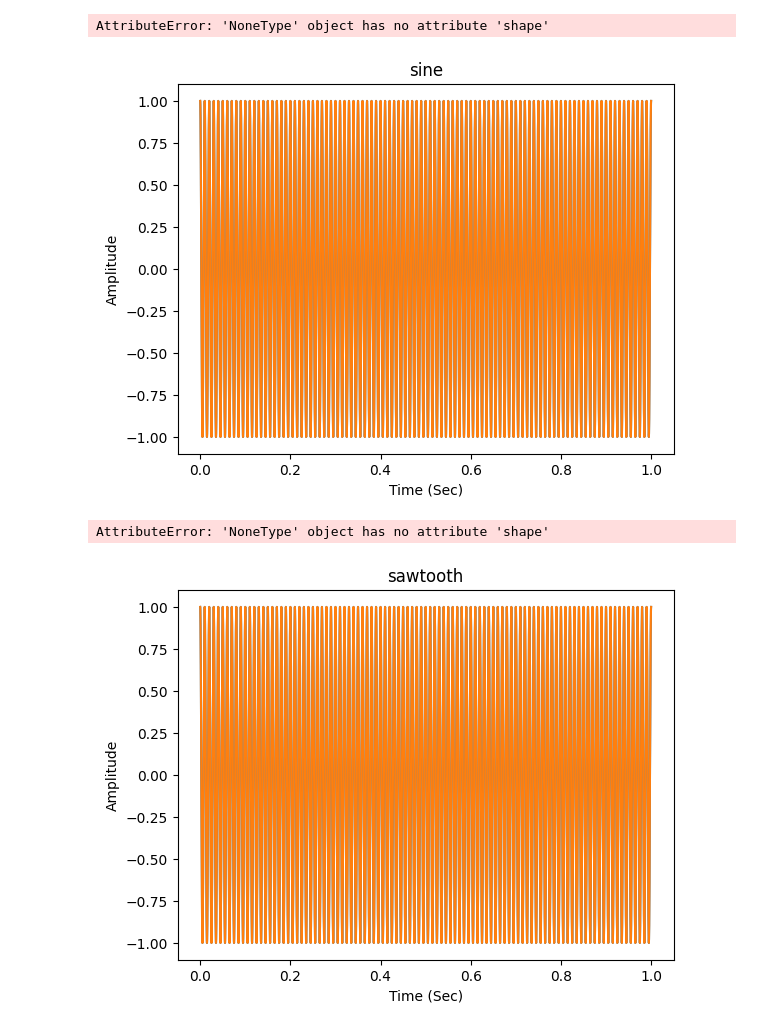
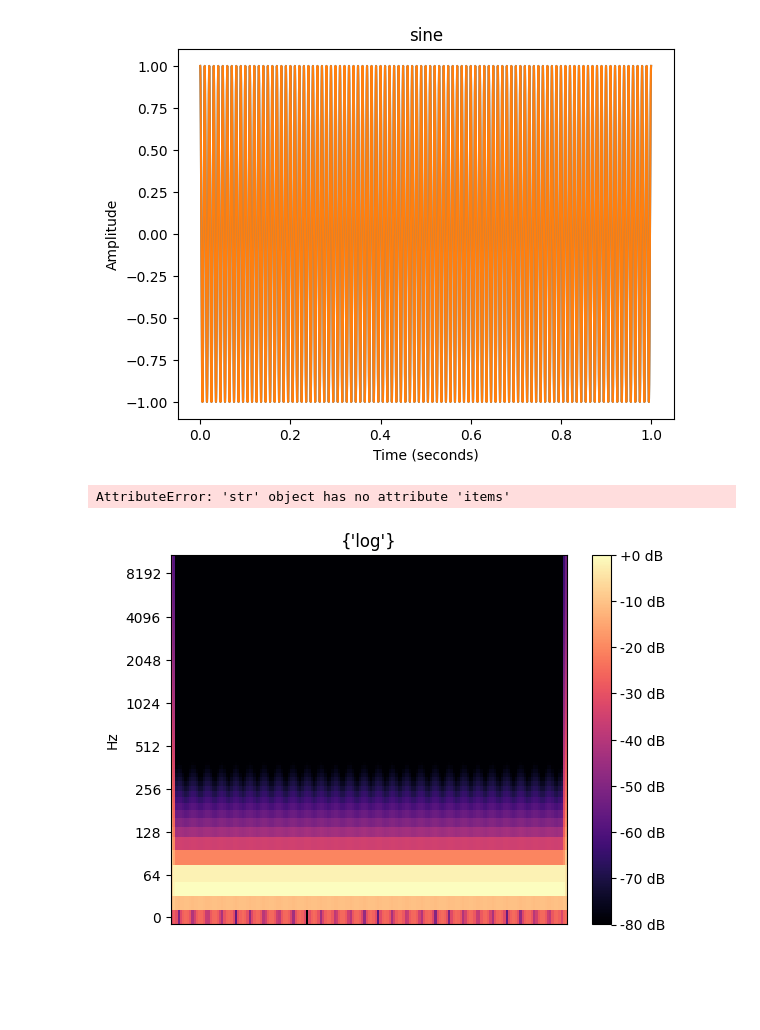
Before and after one commit to imps1/musicComputing, a Jupyter notebook: labAssignment4.ipynb, the cells around one changed output. Drawn from its saved outputs; the diff is of its cells as text; code cells hidden in the pictures; blank space fills up the shorter version.

```diff
--- a/labAssignment4.ipynb
+++ b/labAssignment4.ipynb
@@ -21,8 +21,6 @@ def plotAudio2(sig,sampleRate,title):
   plt.ylabel(ylabel)
   plt.title(title)
   plt.show()
-
-  sig , sr = librosa.load('musicComputing2026/audioFiles/avm.wav')
 # %%
 def plotAudioFreqDomain(sig,sr,title,winSize,specType):
 
@@ -33,8 +31,6 @@ def plotAudioFreqDomain(sig,sr,title,winSize,specType):
     plt.colorbar(format='%+2.0f dB')
     plt.title({specType}, waveType)
     plt.show()
-
-    sig , sr = librosa.load('musicComputing2026/audioFiles/avm.wav')
 # %%
 def plotAudioFunc(sig,sr,title,winSize,specType):
 
@@ -86,7 +82,9 @@ def makeWaveform(frequency,samplingRate,numHarmonics,waveType):
   seqHarm = 1
   ampExponent = 1
 
-  additiveSynthesis(samplingRate,frequency,numHarmonics,seqHarm,ampExponent)
+  signal = additiveSynthesis(samplingRate,frequency,numHarmonics,seqHarm,ampExponent)
+
+  return signal
 # %%
 def visualizeWaveforms(frequency, samplingRate, numHarmonics, winSize, waveType):
 
@@ -102,27 +100,24 @@ def visualizeWaveforms(frequency, samplingRate, numHarmonics, winSize, waveType)
   return sig
 # %%
 # 7
-
-makeWaveform(frequency,samplingRate,numHarmonics,waveType)
-
 
 frequency = 100
 samplingRate = 44100
 numHarmonics = 100
 waveType = 'sine'
 winSize = 1024
 specType = 'log'
 
 
 
-signal = visualizeWaveforms(frequency, samplingRate, numHarmonics, winSize, waveType)
-IPython.display.Audio(data=visualizeWaveforms, rate=samplingRate)
+sig = visualizeWaveforms(frequency, samplingRate, numHarmonics, winSize, waveType)
+IPython.display.Audio(sig, rate=samplingRate)
 # %% [output]
+[figure, new version]
-AttributeError: 'NoneType' object has no attribute 'shape'
+AttributeError: 'str' object has no attribute 'items'
-[figure, old version]
+[figure, added]
 # %%
 # 8
-makeWaveform(frequency,samplingRate,numHarmonics,waveType)
 
 frequency = 100
 samplingRate = 44100
@@ -132,10 +127,7 @@ winSize = 1024
 specType = 'log'
 
 
-signal = visualizeWaveforms(frequency, samplingRate, numHarmonics, winSize, waveType)
-IPython.display.Audio(data=signal, rate=samplingRate)
+sig = visualizeWaveforms(frequency, samplingRate, numHarmonics, winSize, waveType)
+IPython.display.Audio(sig, rate=samplingRate)
-# %% [output]
-AttributeError: 'NoneType' object has no attribute 'shape'
-[figure, removed]
 # %%
 # 9
```
Also changed, not shown: parts of 2 cells of this notebook.
